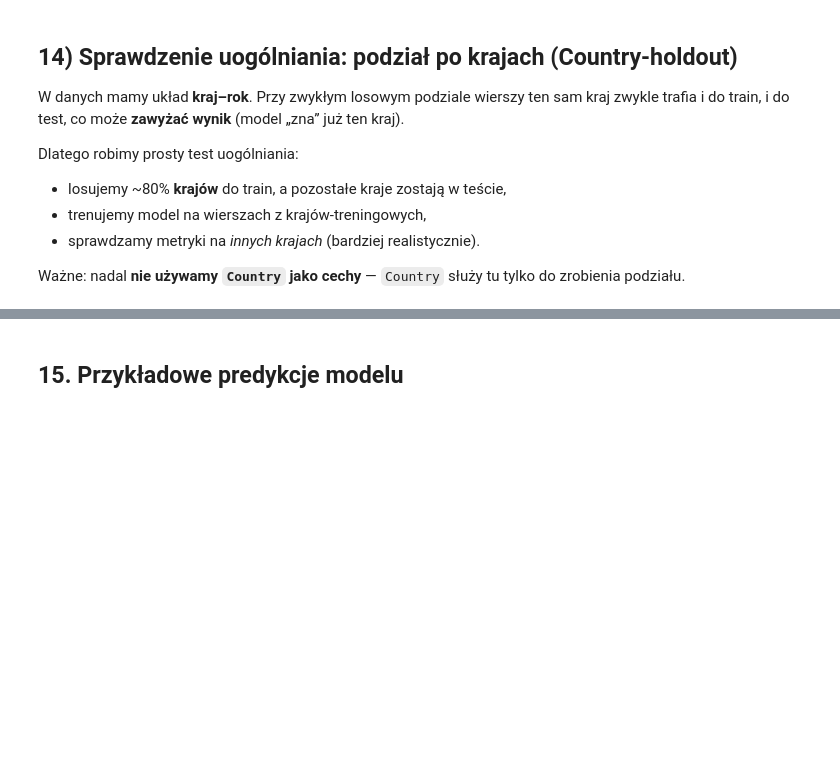
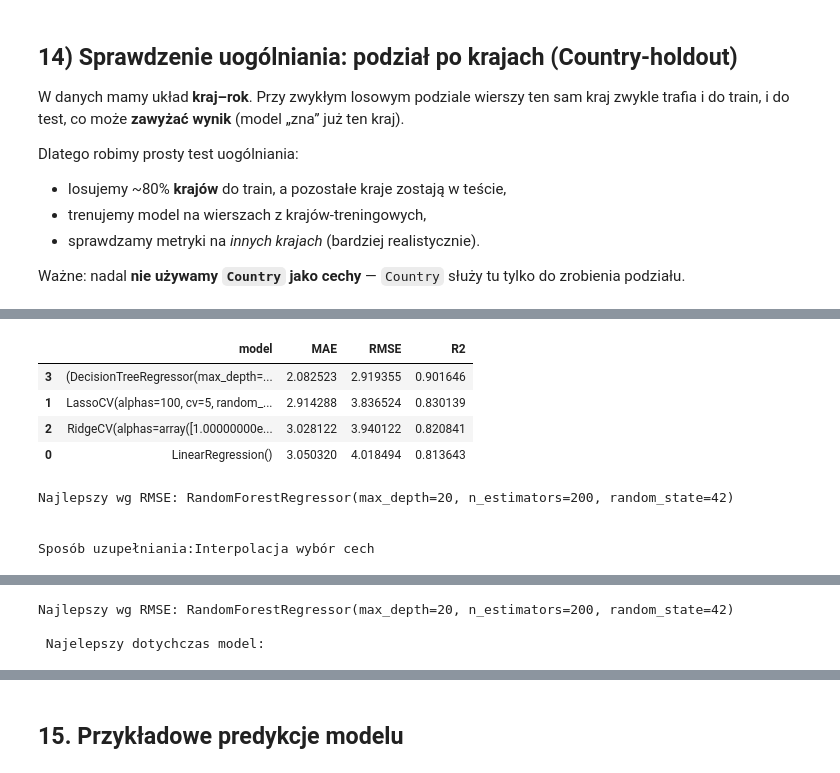
Before and after one commit to Paffeueq/data_mining_project, a Jupyter notebook: Life_Expectancy_Regression.ipynb, the cells around one changed output, grey strips where cells are left out. Drawn from its saved outputs; the diff is of its cells as text; code cells hidden in the pictures; blank space fills up the shorter version.

```diff
--- a/Life_Expectancy_Regression.ipynb
+++ b/Life_Expectancy_Regression.ipynb
@@ -742,9 +724,9 @@ SequentialFeatureSelector(direction='backward',
                           estimator=RandomForestRegressor(n_estimators=200),
                           scoring='neg_root_mean_squared_error', tol=0.01)
 # %%
-selected_features = x_interpolation.columns[sfs_backward.get_support()]
-droped_features = [x for x in x_interpolation.columns if x not in selected_features]
-print(f"Wybrane cechy: {selected_features}")
+selected_features_backward = x_interpolation.columns[sfs_backward.get_support()]
+droped_features = [x for x in x_interpolation.columns if x not in selected_features_backward]
+print(f"Wybrane cechy: {selected_features_backward}")
 print(f"Usuniete cechy: {droped_features}")
 # %% [output]
 Wybrane cechy: Index(['Status', 'Adult Mortality', 'BMI', 'Polio', 'Diphtheria', 'HIV/AIDS', 'GDP', 'thinness  1-19 years', 'thinness 5-9 years',
@@ -883,24 +864,16 @@ Dlatego robimy prosty test uogólniania:
 
 Ważne: nadal **nie używamy `Country` jako cechy** — `Country` służy tu tylko do zrobienia podziału.
 # %%
-# 14) Country-holdout – prosty test uogólniania (inne kraje w teście)
-
-# Cel: sprawdzić, czy model działa na "nowych" krajach, a nie tylko na tych, które widział w treningu.
-# Uwaga: Country NIE jest cechą modelu – używamy go wyłącznie do podziału danych.
-
-_df = df.copy()
-_df.columns = _df.columns.str.strip()
+_df = df_interpolation.copy()
 
 # y (target) jako liczby; wiersze z brakującym y usuwamy (nie da się na nich uczyć/oceniać)
-y_all = pd.to_numeric(_df["Life Expectancy"], errors="coerce")
-mask = y_all.notna()
+y_all = _df["Life expectancy"]
 
 # X: cechy bez Country
-X_all = _df.drop(columns=["Life Expectancy", "Country"], errors="ignore").loc[mask].reset_index(drop=True)
-y_all = y_all.loc[mask].reset_index(drop=True)
+X_all = _df.drop(columns=["Life expectancy", "Country"]).reset_index(drop=True)
 
 # grupa = kraj (potrzebne tylko do podziału)
-groups = _df.loc[mask, "Country"].reset_index(drop=True)
+groups = _df["Country"].reset_index(drop=True)
 
 # 1) Losujemy kraje do train/test (80/20)
 unique_countries = groups.unique()
@@ -917,41 +890,17 @@ y_train_c = y_all.loc[is_train].reset_index(drop=True)
 X_test_c = X_all.loc[~is_train].reset_index(drop=True)
 y_test_c = y_all.loc[~is_train].reset_index(drop=True)
 
-print("Country-holdout:")
-print("- train rows:", X_train_c.shape, "test rows:", X_test_c.shape)
-print("- train countries:", len(train_countries), "test countries:", len(unique_countries) - len(train_countries))
+print("Podsumowanie podziału:")
+print("- wymiar zbioru treningowego:", X_train_c.shape, "\nwymiar zbioru testowego:", X_test_c.shape)
+print("- liczba krajów treningowych:", len(train_countries), "\nliczba krajów testowych:", len(unique_countries) - len(train_countries))
 
-# 3) Przygotowanie danych (tak samo jak w kroku 6, ale dopasowane TYLKO na train_c)
-numeric_features_c = X_train_c.select_dtypes(include=["number"]).columns.tolist()
-categorical_features_c = [c for c in X_train_c.select_dtypes(include=["object"]).columns.tolist() if c == "Status"]
+# 3) Przygotowanie danych
+X_train_c, X_test_c = prepare_X_t(X_train_c, X_test_c)
 
-num_imputer_c = SimpleImputer(strategy="median")
-scaler_c = StandardScaler()
-cat_imputer_c = SimpleImputer(strategy="most_frequent")
-try:
-    ohe_c = OneHotEncoder(handle_unknown="ignore", sparse_output=False)
-except TypeError:
-    ohe_c = OneHotEncoder(handle_unknown="ignore", sparse=False)
-
-# numeryczne: fit na train, potem transform train/test
-X_train_num = scaler_c.fit_transform(num_imputer_c.fit_transform(X_train_c[numeric_features_c]))
-X_test_num = scaler_c.transform(num_imputer_c.transform(X_test_c[numeric_features_c]))
-
-# kategoryczne (Status): fit na train, potem transform train/test
-if len(categorical_features_c) > 0:
-    X_train_cat = ohe_c.fit_transform(cat_imputer_c.fit_transform(X_train_c[categorical_features_c]))
-    X_test_cat = ohe_c.transform(cat_imputer_c.transform(X_test_c[categorical_features_c]))
-else:
-    X_train_cat = np.empty((len(X_train_c), 0))
-    X_test_cat = np.empty((len(X_test_c), 0))
-
-X_train_ct = np.hstack([X_train_num, X_train_cat])
-X_test_ct = np.hstack([X_test_num, X_test_cat])
-
-# 4) Porównanie modeli na trudniejszym teście (prosto: LinearRegression vs Ridge)
-country_results = []
-country_results.append(evaluate_estimator(LinearRegression(), X_train_ct, X_test_ct, y_train_c, y_test_c, "LinearRegression"))
-country_results.append(evaluate_estimator(Ridge(alpha=1.0, random_state=RANDOM_STATE), X_train_ct, X_test_ct, y_train_c, y_test_c, "Ridge(alpha=1.0)"))
-
-display(pd.DataFrame(country_results).sort_values("RMSE"))
+# 4) Porównanie modeli
+evaluate_and_select_best(X_train_c, X_test_c, y_train_c, y_test_c, "Interpolacja 13 cech")
+indexes = [X_all.columns.get_loc(col) for col in selected_features_backward]
+evaluate_and_select_best(X_train_c[:,indexes], X_test_c[:,indexes], y_train_c, y_test_c, "Interpolacja wybór cech")
+print("\n Najelepszy dotychczas model:")
+evaluate_estimator(best_interpolation, X_train_c[:,indexes], X_test_c[:,indexes], y_train_c, y_test_c, True)
 # %% [output]
@@ -958,0 +915,9 @@ KeyError: 'Life Expectancy'
+|  | model | MAE | RMSE | R2 |
+| 3 | (DecisionTreeRegressor(max_depth=... | 2.082523 | 2.919355 | 0.901646 |
+| 1 | LassoCV(alphas=100, cv=5, random_... | 2.914288 | 3.836524 | 0.830139 |
+| 2 | RidgeCV(alphas=array([1.00000000e... | 3.028122 | 3.940122 | 0.820841 |
+| 0 | LinearRegression() | 3.050320 | 4.018494 | 0.813643 |
+Najlepszy wg RMSE: RandomForestRegressor(max_depth=20, n_estimators=200, random_state=42)
+
+
+Sposób uzupełniania:Interpolacja wybór cech
@@ -958,0 +929,3 @@ KeyError: 'Life Expectancy'
+Najlepszy wg RMSE: RandomForestRegressor(max_depth=20, n_estimators=200, random_state=42)
+
+ Najelepszy dotychczas model:
```
Also changed, not shown: parts of 7 cells of this notebook.
